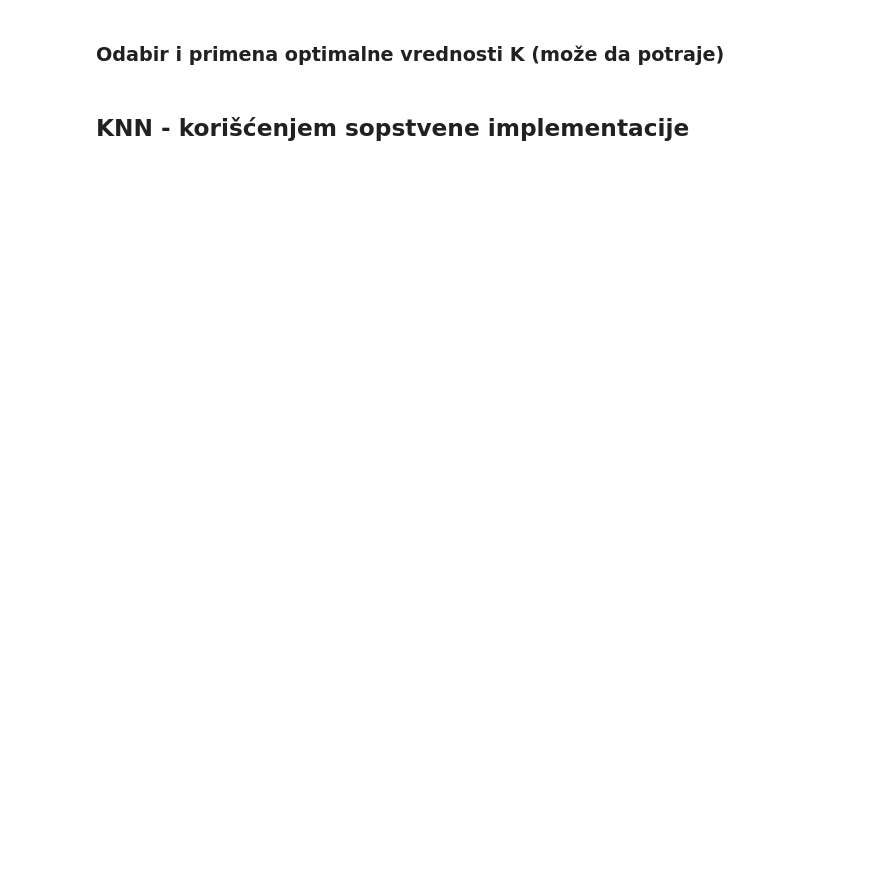
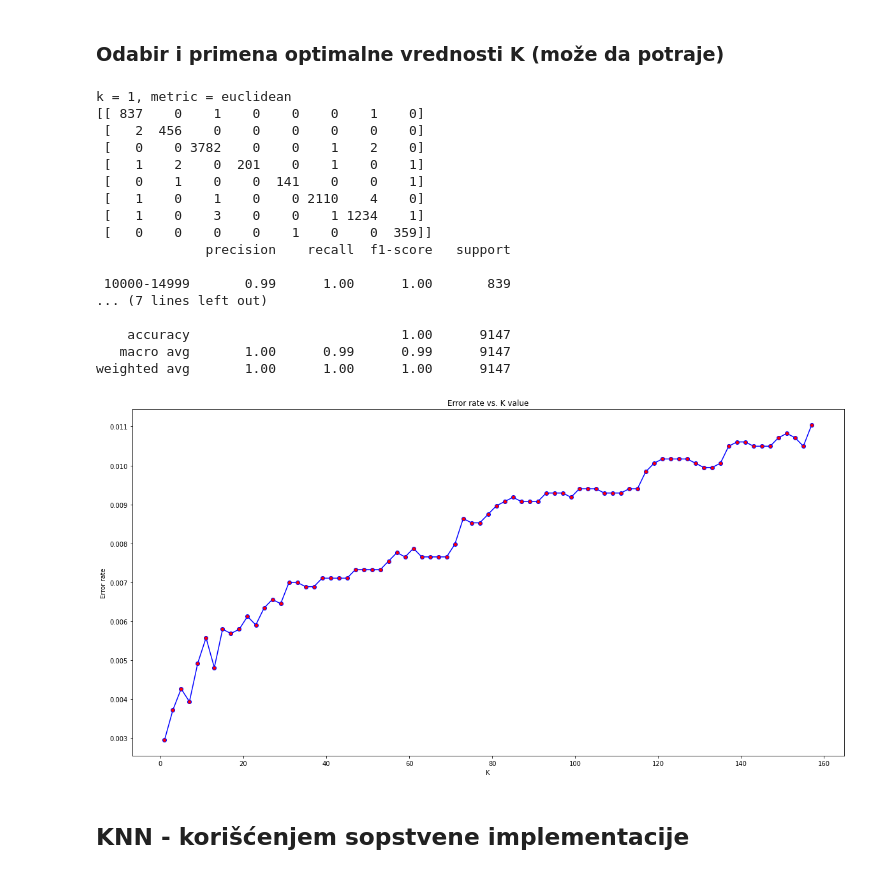
Before and after one commit to fishsalad183/ETF-PSZ, a Jupyter notebook: zadatak5_klasifikacija.ipynb, the cells around one changed output. Cells and saved outputs as stored; diff of their text form; code cells hidden in the pictures; blank space fills up the shorter version.

```diff
--- a/zadatak5_klasifikacija.ipynb
+++ b/zadatak5_klasifikacija.ipynb
@@ -94,27 +201,30 @@ K
 def train_and_predict(knn_cls, k: int, metric: str, xtrain, xtest, ytrain, ytest, output: bool = True):
     knn = knn_cls(n_neighbors=k, metric=metric)
     knn.fit(xtrain, ytrain)
-    pred = knn.predict(xtest)
+    ypred = knn.predict(xtest)
 
     if output:
         print(f"k = {k}, metric = {metric}")
-        print(confusion_matrix(ytest, pred))
-        print(classification_report(ytest, pred))
+        print(confusion_matrix(ytest, ypred))
+        print(classification_report(ytest, ypred))
 
-    return pred
+    return ypred
 # %% [markdown]
 ### Funkcija za traženje optimalne vrednosti K
 # %%
 def find_optimal_k(KNN_cls, K_min: int, K_max: int, metric: str, xtrain, xtest, ytrain, ytest) -> int:
+    if (K_min % 2 == 0) or (K_max % 2 == 0):
+        raise ValueError("K_min and K_max must be odd numbers")
+
     error_rate = []
 
-    for i in range(K_min, K_max):
+    for i in range(K_min, K_max + 1, 2):
         pred_i = train_and_predict(KNN_cls, i, metric, xtrain, xtest, ytrain, ytest, output=False)
         error_rate.append(np.mean(pred_i != ytest)) # pred_i != ytest returns a list of bool values, whose mean is calculated by turning every True into 1 and False into 0
 
     # Draw plot
     plt.figure(figsize=(20, 10))
-    plt.plot(range(K_min, K_max), error_rate, color='blue', marker='o', markerfacecolor='red', markersize=6)
+    plt.plot(range(K_min, K_max + 1, 2), error_rate, color='blue', marker='o', markerfacecolor='red', markersize=6)
     plt.title('Error rate vs. K value')
     plt.xlabel('K')
     plt.ylabel('Error rate')
@@ -123,4 +233,4 @@ def find_optimal_k(KNN_cls, K_min: int, K_max: int, metric: str, xtrain, xtest,
 # %% [markdown]
 ## KNN - korišćenjem bibliotečke implementacije
 # %%
-train_and_predict(KNeighborsClassifier, K, 'euclidean', xtrain, xtest, ytrain, ytest, output=True)
+pred = train_and_predict(KNeighborsClassifier, K, 'euclidean', xtrain, xtest, ytrain, ytest, output=True)
@@ -129,6 +257,25 @@ train_and_predict(KNeighborsClassifier, K, 'euclidean', xtrain, xtest, ytrain, y
 # %%
 K_min, K_max = 1, K + 10
 K_optimal = find_optimal_k(KNeighborsClassifier, K_min, K_max, 'euclidean', xtrain, xtest, ytrain, ytest)
-train_and_predict(KNeighborsClassifier, K_optimal, 'euclidean', xtrain, xtest, ytrain, ytest, output=True)
+pred = train_and_predict(KNeighborsClassifier, K_optimal, 'euclidean', xtrain, xtest, ytrain, ytest, output=True)
+# %% [output]
+k = 1, metric = euclidean
+[[ 837    0    1    0    0    0    1    0]
+ [   2  456    0    0    0    0    0    0]
+ [   0    0 3782    0    0    1    2    0]
+ [   1    2    0  201    0    1    0    1]
+ [   0    1    0    0  141    0    0    1]
+ [   1    0    1    0    0 2110    4    0]
+ [   1    0    3    0    0    1 1234    1]
+ [   0    0    0    0    1    0    0  359]]
+              precision    recall  f1-score   support
+
+ 10000-14999       0.99      1.00      1.00       839
+... (7 lines left out)
+
+    accuracy                           1.00      9147
+   macro avg       1.00      0.99      0.99      9147
+weighted avg       1.00      1.00      1.00      9147
+[figure, added]
 # %% [markdown]
 ## KNN - korišćenjem sopstvene implementacije
```
Also changed, not shown: parts of 14 cells of this notebook, 1 other file.
